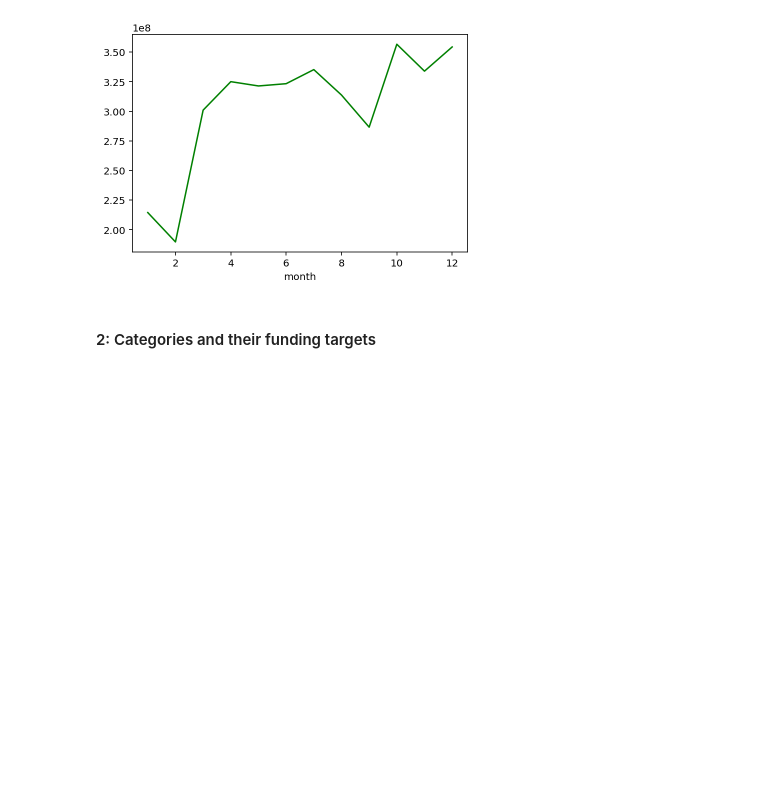
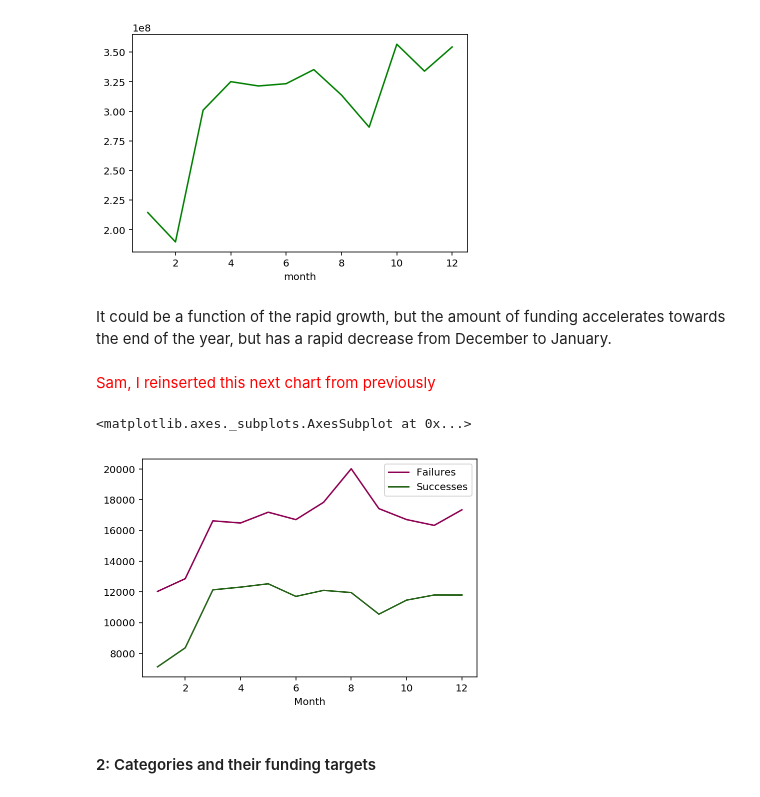
Before and after one commit to themp731/NYU_git, a Jupyter notebook: NYU-dwd-kickstarter/PanosPals_MP.2.ipynb, the cells around one changed output. Saved outputs shown, nothing was run; the diff lists cells and outputs as text; code cells hidden in the pictures; blank space fills up the shorter version.

Commit message:
Redo of Sam's chart
I redid Sam’s chart of the number of successes vs. failures per month

```diff
--- a/NYU-dwd-kickstarter/PanosPals_MP.2.ipynb
+++ b/NYU-dwd-kickstarter/PanosPals_MP.2.ipynb
@@ -56,7 +56,7 @@ monthlyPledges.plot(kind='line', color='green')
 [figure]
 # %%
 # Create DataFrame and lets look at seaonality
-monthlyPledgesYear = df_Kickstarter[["deadline","pledged"]]
+monthlyPledgesYear = df_Kickstarter[["deadline","pledged","state"]]
 
 # Create columns for year and month
 monthlyPledgesYear["year"] = monthlyPledgesYear["deadline"].dt.year
@@ -94,6 +94,22 @@ sum_monthly = monthlyPledgesYear.groupby(by='month').sum()
 a = sum_monthly["pledged"].plot(kind="line", color="green")
 # %% [output]
 [figure]
+# %% [markdown]
+It could be a function of the rapid growth, but the amount of funding accelerates towards the end of the year, but has a rapid decrease from December to January.
+# %% [markdown]
+<font color='red' size=12> Sam, I reinserted this next chart from previously</font>
+# %%
+# Finding the months with the most successful launches
+monthly_succcesses = monthlyPledgesYear[monthlyPledgesYear["state"] == 'successful'].groupby('month').count()
+monthly_failures = monthlyPledgesYear[monthlyPledgesYear["state"] == 'failed'].groupby('month').count()
+plot_stateMonth = monthly_failures.drop(columns=["deadline","pledged","year"])
+plot_stateMonth.columns = ["Failures"]
+plot_stateMonth["Successes"] = monthly_succcesses["state"]
+plot_stateMonth.index.name = "Month"
+plot_stateMonth.plot(kind="line", cmap='PiYG')
+# %% [output]
+<matplotlib.axes._subplots.AxesSubplot at 0x...>
+[figure, added]
 # %% [markdown]
 #### 2: Categories and their funding targets
 # %%
```
Also changed, not shown: parts of 3 cells of this notebook.
